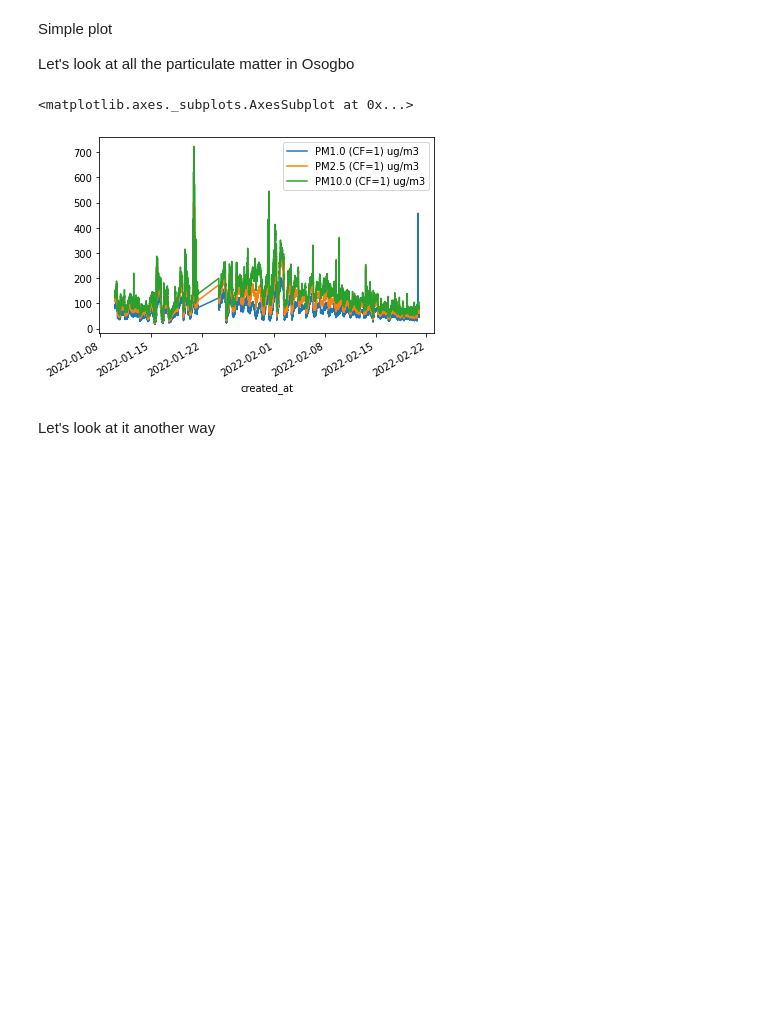
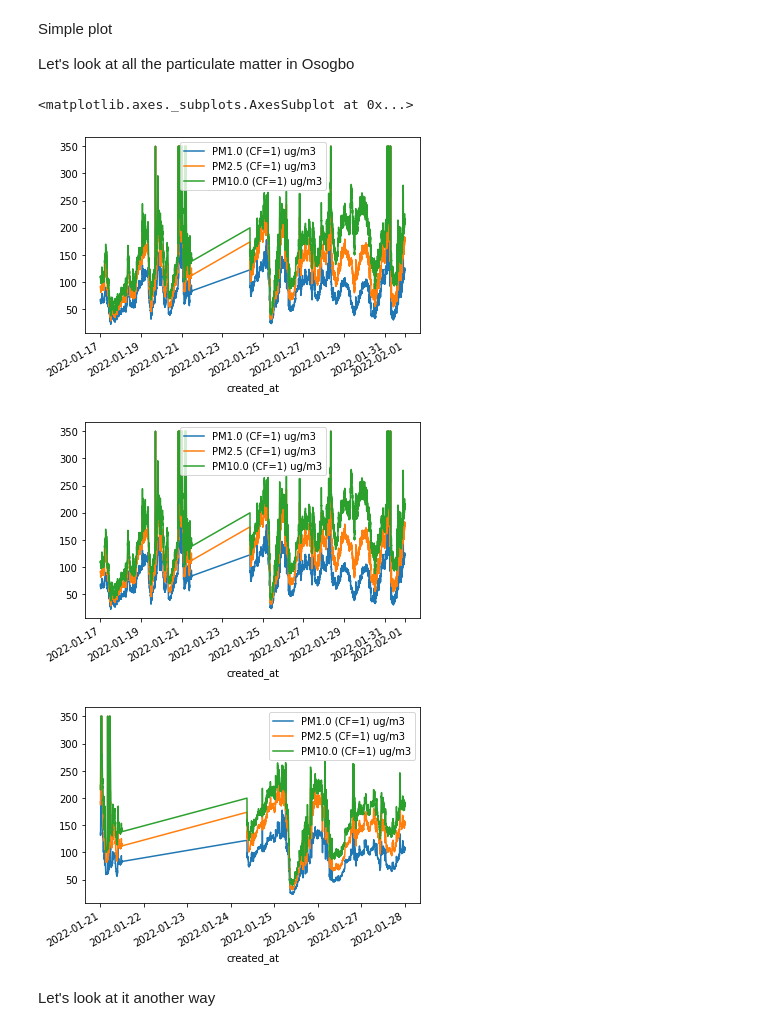
Before and after one commit to ogunjosam/CARNASRDA_python_training, a Jupyter notebook: Graphs_and_plots.ipynb, the cells around one changed output. Drawn from its saved outputs; the diff is of its cells as text; code cells hidden in the pictures; blank space fills up the shorter version.

```diff
--- a/Graphs_and_plots.ipynb
+++ b/Graphs_and_plots.ipynb
@@ -59,11 +61,19 @@ dx = df.set_index('created_at')   #ds = df.resample(on='created_at',rule='H').me
 Simple plot
 
 Let's look at all the particulate matter in Osogbo
-# %%
-dx[['PM1.0 (CF=1) ug/m3','PM2.5 (CF=1) ug/m3','PM10.0 (CF=1) ug/m3']].plot()
-# %% [output]
-<matplotlib.axes._subplots.AxesSubplot at 0x...>
-[figure, removed]
+# %%
+dx[['PM1.0 (CF=1) ug/m3','PM2.5 (CF=1) ug/m3','PM10.0 (CF=1) ug/m3']].plot()
+
+dx[dx['PM10.0 (CF=1) ug/m3'] > 300] = 350
+dx[['PM1.0 (CF=1) ug/m3','PM2.5 (CF=1) ug/m3','PM10.0 (CF=1) ug/m3']].plot()
+
+dx = dx.loc['2022-1-21':'2022-1-27']
+dx[['PM1.0 (CF=1) ug/m3','PM2.5 (CF=1) ug/m3','PM10.0 (CF=1) ug/m3']].plot()
+# %% [output]
+<matplotlib.axes._subplots.AxesSubplot at 0x...>
+[figure, added]
+[figure, added]
+[figure, added]
 # %% [markdown]
 Let's look at it another way
 # %%
```
Also changed, not shown: parts of 7 cells of this notebook.
